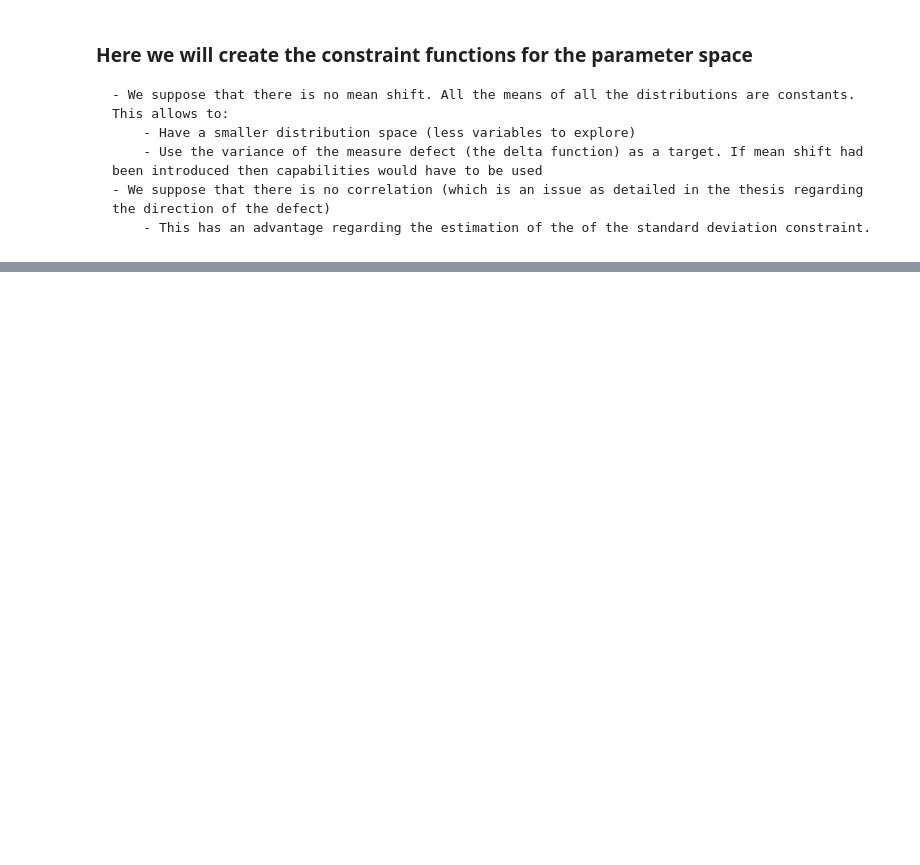
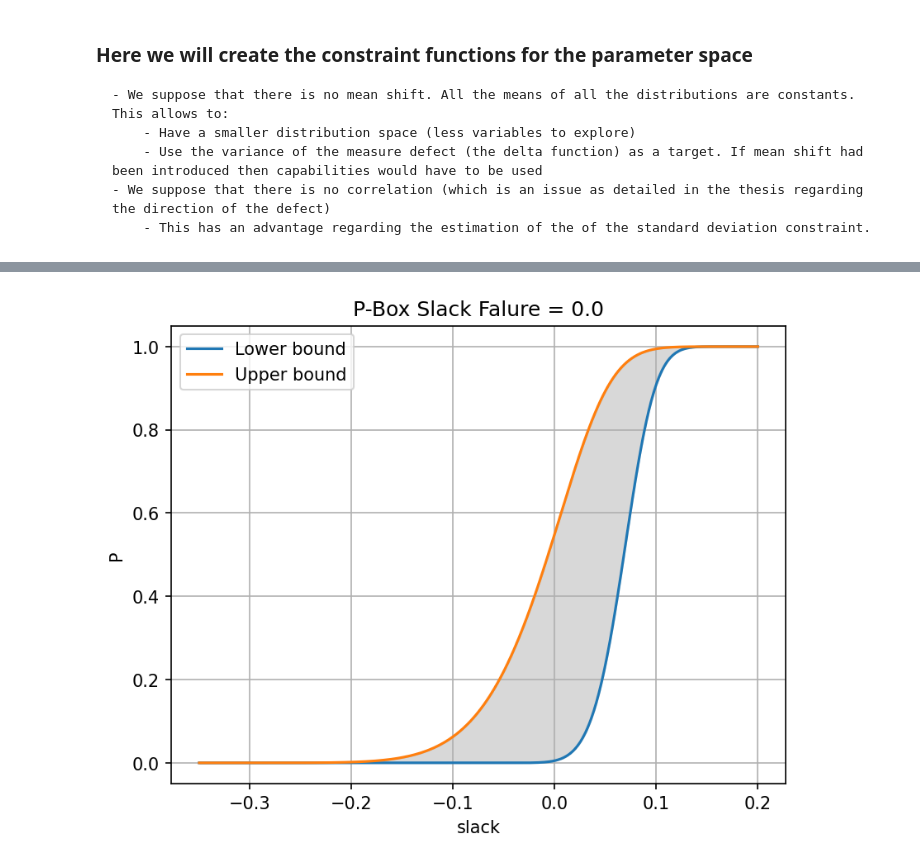
Before and after one commit to Kramer84/otaf, a Jupyter notebook: notebooks/OptimizationBasedModels/TestImplementationDumas.ipynb, the cells around one changed output, grey strips where cells are left out. Drawn from its saved outputs; the diff is of its cells as text; code cells hidden in the pictures; blank space fills up the shorter version.

```diff
--- a/notebooks/OptimizationBasedModels/TestImplementationDumas.ipynb
+++ b/notebooks/OptimizationBasedModels/TestImplementationDumas.ipynb
@@ -309,10 +412,6 @@ def evaluate_manual_constraints(x):
         const_param_d_3(x),
         const_param_d_4(x),
         const_param_d_5(x),
-        const_x_26(x),
-        const_x_27(x),
-        const_x_28(x),
-        const_x_29(x)
     ])
 # %%
 def assembly_constraint_evaluator(x, scale_factor=1.0, result_dict=None, experiment_key=None):
@@ -348,30 +446,30 @@ def assembly_constraint_evaluator(x, scale_factor=1.0, result_dict=None, experim
 # Create the constraint object. We have 6 surfaces constrained.
 nonLinearConstraint = lambda resDict, expKey: NonlinearConstraint(
     fun = lambda x: assembly_constraint_evaluator(x, 1.0, resDict, expKey),
-    lb  = -1e-5 * np.ones((10,)),  # Lower bound slack
-    ub  =  1e-5 * np.ones((10,)),  # Upper bound slack
+    lb  = -1e-4 * np.ones((6,)),  # Lower bound slack
+    ub  =  1e-4 * np.ones((6,)),  # Upper bound slack
     keep_feasible = True,
 )
 # %%
 def pf_min_max_optimizer(failure_slack=0.0, result_dict=result_dict, experiment_key=None):
     # Initial guess
-    x0 = [0.5] * NDim_Defects  # Initial guess
+    x0 = sigma_list[:26]  # Initial guess, we have removed the last 4 since they are constant
 
     # Perform the local optimization using COBYQA directly
     res_maxi = minimize(
         optimization_function_maxi, x0,
-        args=(failure_slack, model_base, experiment_key, result_dict),
+        args=(failure_slack, model2, experiment_key, result_dict),
         method="COBYQA",
         jac=None,
-        bounds=Bounds(0.0, 1.0, keep_feasible=True),
+        bounds=Bounds(1e-9, 0.1, keep_feasible=True),
         constraints = nonLinearConstraint(result_dict, experiment_key),
         options={
             "f_target": -1.01,
-            "maxiter": 400,
-            "maxfev": 400,
-            "feasibility_tol": 1e-6,
-            "initial_tr_radius": np.sqrt(2*10),
-            "final_tr_radius": 1e-5,
+            "maxiter": 2000,
+            "maxfev": 2000,
+            "feasibility_tol": 1e-5,
+            "initial_tr_radius": 0.03,  # Scaled up slightly for the [0, 1] space
+            "final_tr_radius": 0.0001,
             "disp": False,
             "scale": False
         }
@@ -381,18 +479,18 @@ def pf_min_max_optimizer(failure_slack=0.0, result_dict=result_dict, experiment_
     # Perform the local optimization using COBYQA directly
     res_mini = minimize(
         optimization_function_mini, x0,
-        args=(failure_slack, model_base, experiment_key, result_dict),
+        args=(failure_slack, model2, experiment_key, result_dict),
         method="COBYQA",
         jac=None,
-        bounds=Bounds(1e-16, 1.0, keep_feasible=True),
+        bounds=Bounds(1e-9, 0.1, keep_feasible=True),
         constraints = nonLinearConstraint(result_dict, experiment_key),
         options={
             "f_target": -0.01,
-            "maxiter": 400,
-            "maxfev": 400,
-            "feasibility_tol": 1e-6,
-            "initial_tr_radius": np.sqrt(2*10),
-            "final_tr_radius": 1e-5,
+            "maxiter": 2000,
+            "maxfev": 2000,
+            "feasibility_tol": 1e-5,
+            "initial_tr_radius": 0.03,  # Scaled up slightly for the [0, 1] space
+            "final_tr_radius": 0.0001,
             "disp": False,
             "scale": False
         }
@@ -423,0 +540,4 @@ res_x_005, res_gld_005, res_fp_005 = pf_min_max_optimizer(0.05, result_dict, "ex
+# %%
+otaf.plotting.plot_gld_pbox_cdf(gld, *res_gld_000, np.linspace(-0.35,0.2,1000), xlabel="slack", title="P-Box Slack Falure = 0.0")
+# %% [output]
+[figure, added]
```
Also changed, not shown: parts of 18 cells of this notebook.
